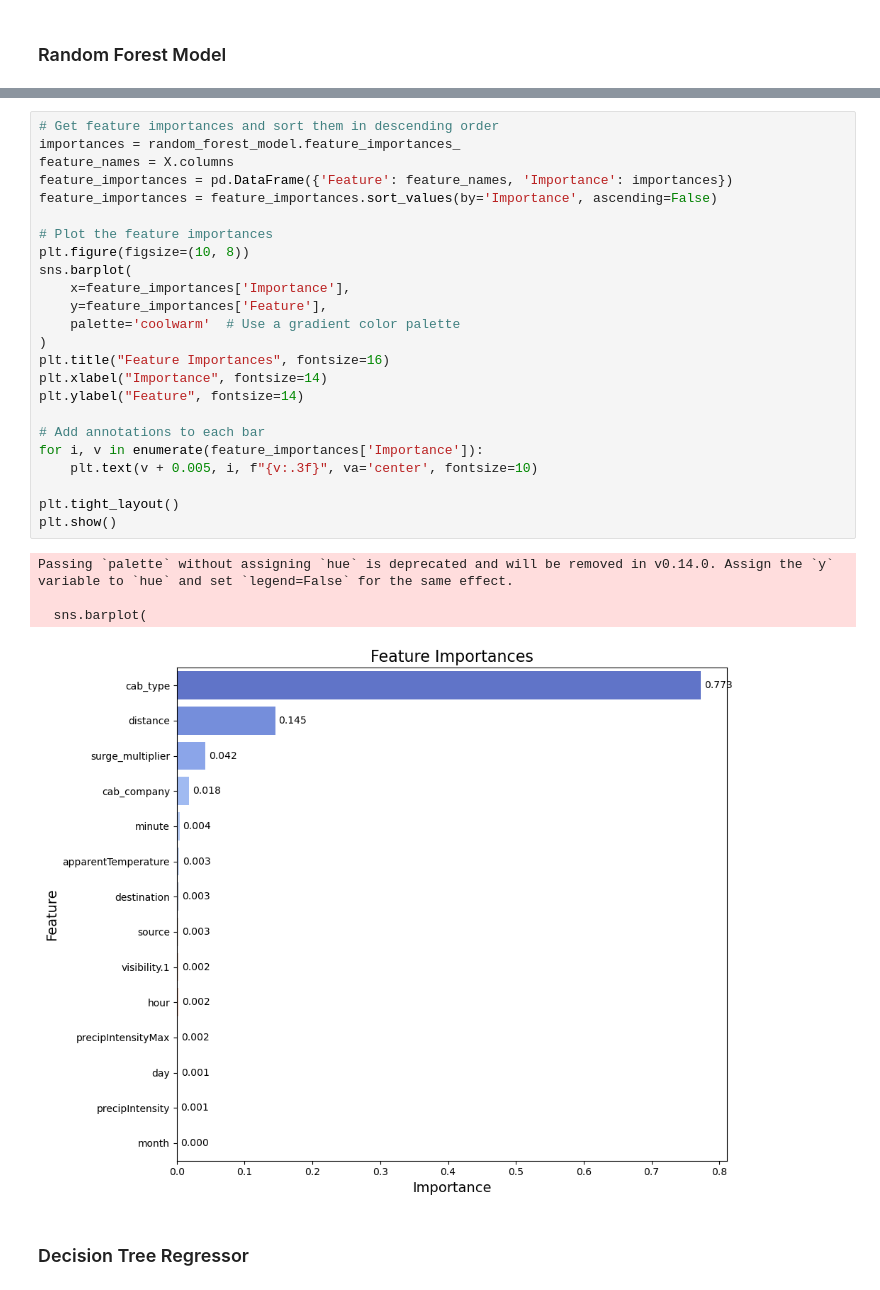
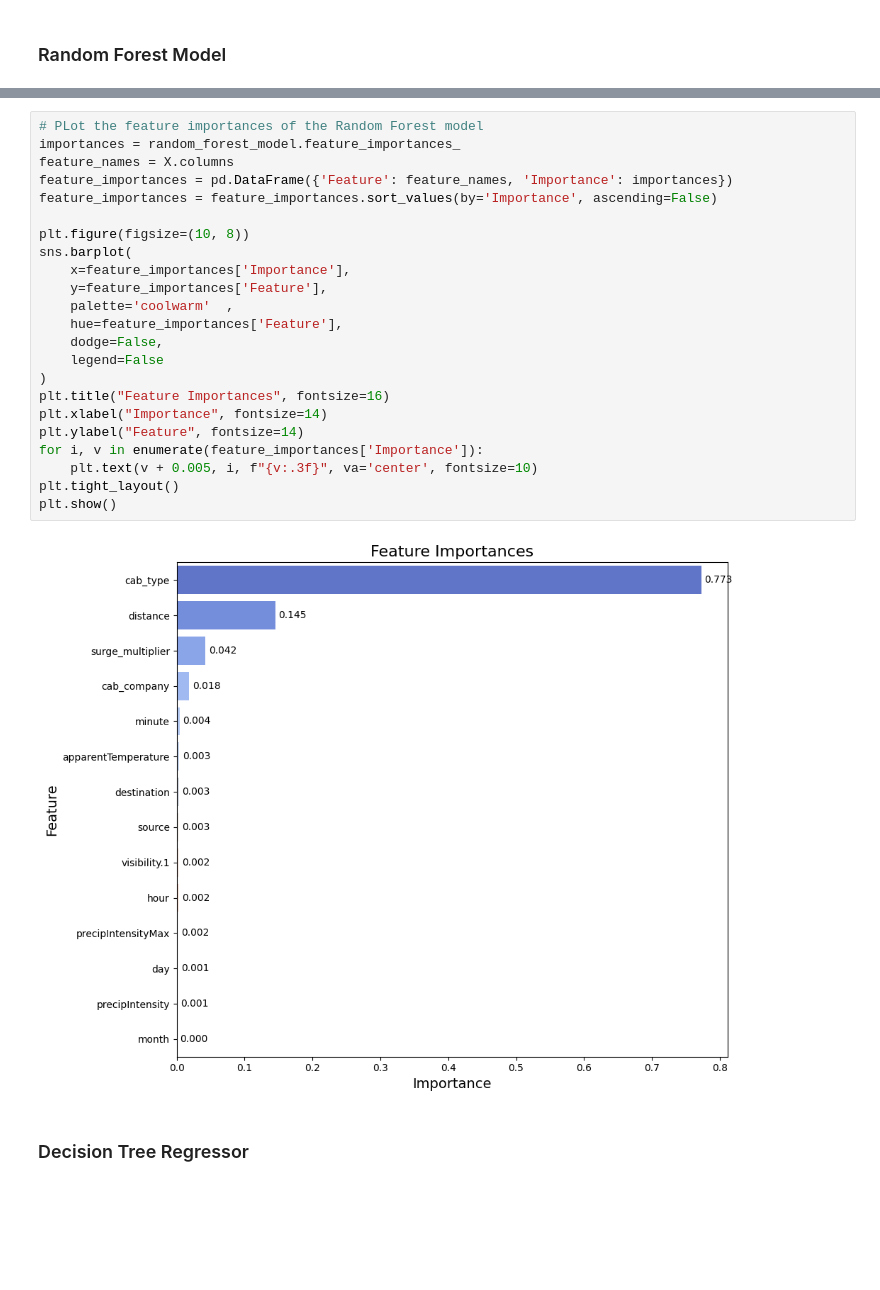
Before and after one commit to MrMalfunction/CS66220-Project, a Jupyter notebook: DMT Project Group Primrose.ipynb, the cells around one changed output, grey strips where cells are left out. Saved outputs shown, nothing was run; the diff lists cells and outputs as text; blank space fills up the shorter version.

```diff
--- a/DMT Project Group Primrose.ipynb
+++ b/DMT Project Group Primrose.ipynb
@@ -647,32 +653,28 @@ R-squared (R2): 0.9665641420284835
 # %%
-# Get feature importances and sort them in descending order
+# PLot the feature importances of the Random Forest model
 importances = random_forest_model.feature_importances_
 feature_names = X.columns
 feature_importances = pd.DataFrame({'Feature': feature_names, 'Importance': importances})
 feature_importances = feature_importances.sort_values(by='Importance', ascending=False)
 
-# Plot the feature importances
 plt.figure(figsize=(10, 8))
 sns.barplot(
     x=feature_importances['Importance'],
     y=feature_importances['Feature'],
-    palette='coolwarm'  # Use a gradient color palette
+    palette='coolwarm'  ,
+    hue=feature_importances['Feature'],
+    dodge=False,
+    legend=False
 )
 plt.title("Feature Importances", fontsize=16)
 plt.xlabel("Importance", fontsize=14)
 plt.ylabel("Feature", fontsize=14)
-
-# Add annotations to each bar
 for i, v in enumerate(feature_importances['Importance']):
     plt.text(v + 0.005, i, f"{v:.3f}", va='center', fontsize=10)
-
 plt.tight_layout()
 plt.show()
 # %% [output]
-Passing `palette` without assigning `hue` is deprecated and will be removed in v0.14.0. Assign the `y` variable to `hue` and set `legend=False` for the same effect.
-
-  sns.barplot(
-[figure, old version]
+[figure, new version]
 # %% [markdown]
 ### Decision Tree Regressor
 # %%
```
Also changed, not shown: parts of 24 cells of this notebook.
